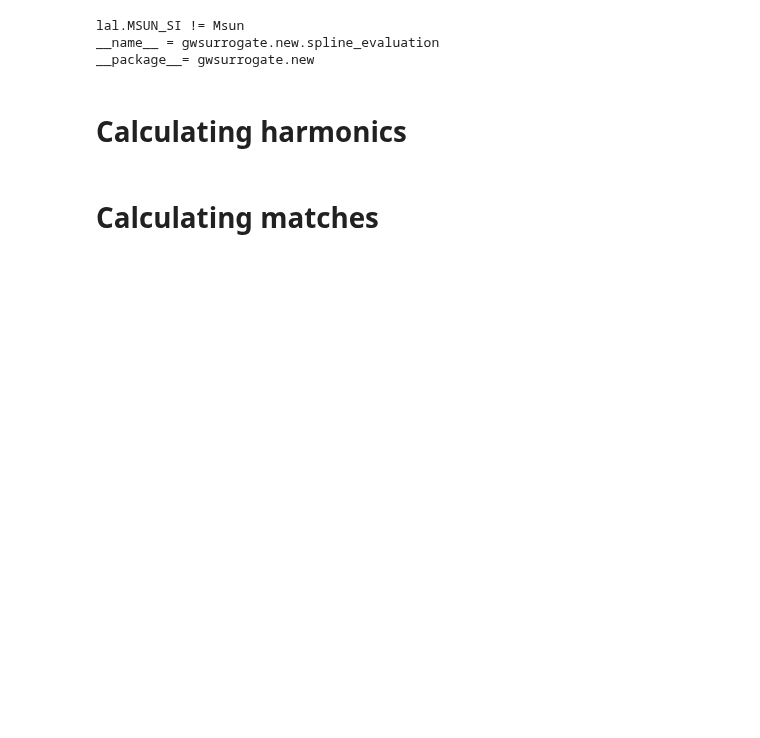
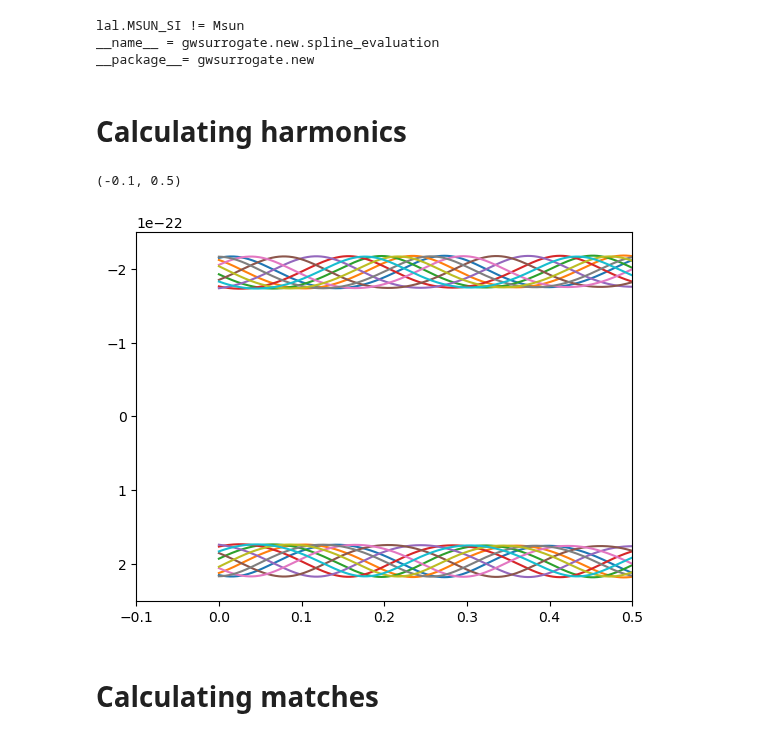
Before and after one commit to BenGPatterson/EccentricPrecession, a Jupyter notebook: seobnrpe_method.ipynb, the cells around one changed output. Drawn from its saved outputs; the diff is of its cells as text; code cells hidden in the pictures; blank space fills up the shorter version.

```diff
--- a/seobnrpe_method.ipynb
+++ b/seobnrpe_method.ipynb
@@ -130,6 +130,16 @@ def get_h_seobnrpe(coeffs, f_low, e, M, q, sample_rate, approximant='SEOBNRPE',
 # Generate harmonics
 all_wfs = get_h_seobnrpe([1]*10, 10, 0.073, chirp2total(23.97979764, 2), 2, 2048)
 h_wfs = all_wfs[1:11]
+# %%
+for i, wf in enumerate(load_comp_wfs()):
+        # plt.plot(wf.sample_times, wf, c=f'C{i}')
+        plt.plot(wf.sample_times, np.abs(wf), c=f'C{i}')
+        plt.plot(wf.sample_times, -np.abs(wf), c=f'C{i}')
+plt.ylim(0.25e-21, -0.25e-21)
+plt.xlim(-0.1, 0.5)
+# %% [output]
+(-0.1, 0.5)
+[figure, added]
 # %% [markdown]
 # Calculating matches
 # %%
```
Also changed, not shown: parts of 12 cells of this notebook.
